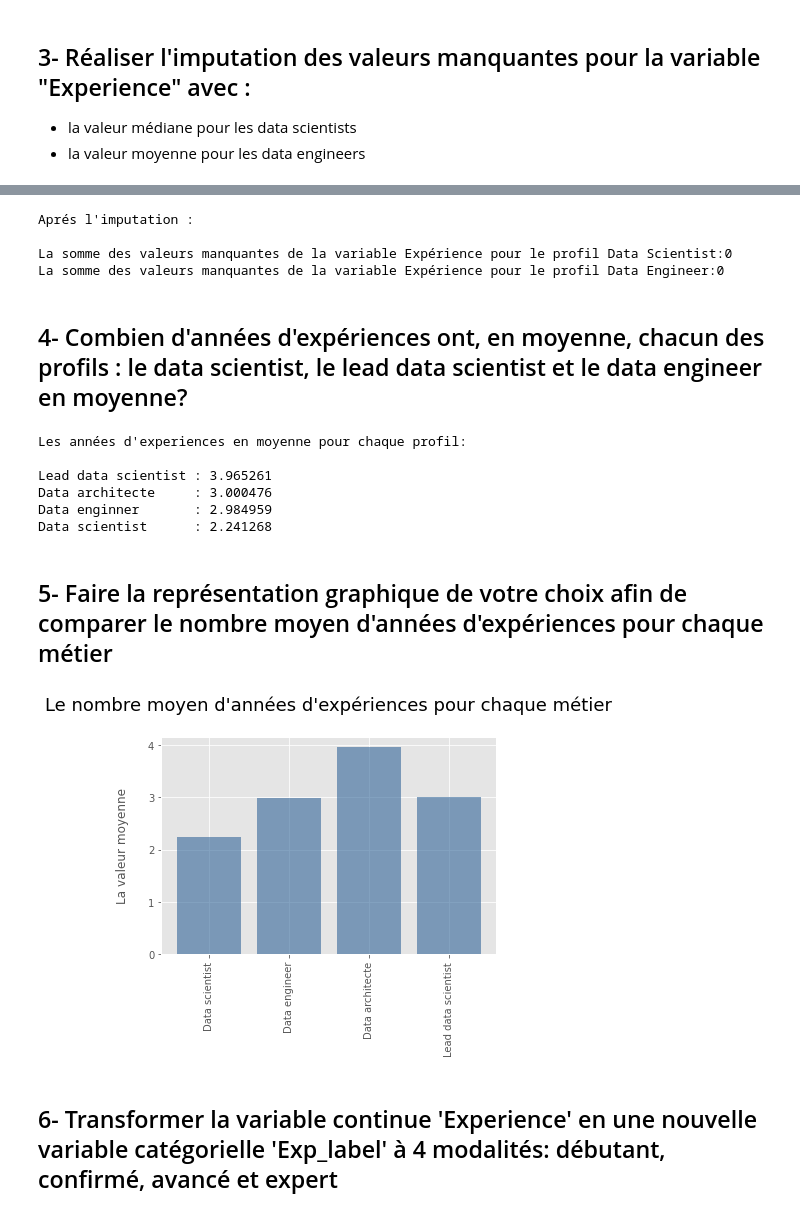
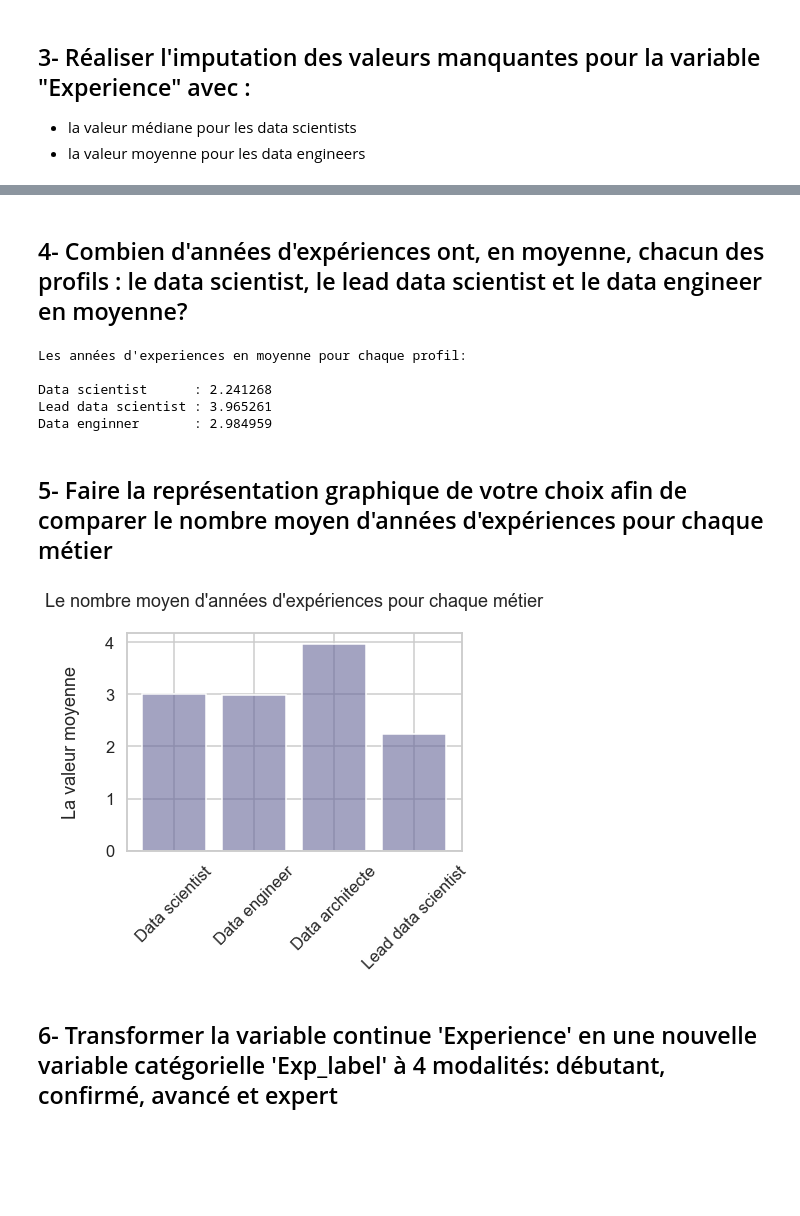
Before and after one commit to Kemadjou-Elodie/Dossier-Test-technique, a Jupyter notebook: Test_Technique_Python.ipynb, the cells around one changed output, grey strips where cells are left out. Saved outputs shown, nothing was run; the diff lists cells and outputs as text; code cells hidden in the pictures; blank space fills up the shorter version.

```diff
--- a/Test_Technique_Python.ipynb
+++ b/Test_Technique_Python.ipynb
@@ -166,66 +205,51 @@ La somme des valeurs manquantes de la variable Expérience pour le profil Data E
-# %%
-# remplire les valeurs manquantes de Data Engineers par la valeur moyenne
-data_de = df['Metier'] == 'Data engineer'
-Mean_DE = df[data_de]['Experience'].dropna().mean()
-df.loc[data_de, 'Experience'] = df.loc[data_de, 'Experience'].fillna(Mean_DE)
-# %%
-# remplire les valeurs manquantes de Data Scientists par la valeur médiane
-data_ds = df['Metier'] == 'Data scientist'
-Median_DS = df[data_ds]['Experience'].dropna().median()
-df.loc[data_ds, 'Experience'] = df.loc[data_ds, 'Experience'].fillna(Median_DS)
-# %%
-print("\nAprés l\'imputation :\n")
-print("La somme des valeurs manquantes de la variable Expérience pour le profil Data Scientist:"+str((df.loc[data_ds,'Experience']).isna().sum()))
-print("La somme des valeurs manquantes de la variable Expérience pour le profil Data Engineer:"+str((df.loc[data_de,'Experience']).isna().sum()))
-# %% [output]
-Aprés l'imputation :
-
-La somme des valeurs manquantes de la variable Expérience pour le profil Data Scientist:0
-La somme des valeurs manquantes de la variable Expérience pour le profil Data Engineer:0
 # %% [markdown]
 ## 4-  Combien d'années d'expériences ont, en moyenne, chacun des profils : le data scientist, le lead data scientist et le data engineer en moyenne?
 # %%
 # remplire les valeurs manquantes de Data Scientist par la valeur moyenne
-Mean_DS = df[data_ds]['Experience'].dropna().mean()
-df.loc[data_ds, 'Experience'] = df.loc[data_ds, 'Experience'].fillna(Mean_DS)
+
+Mean_DS = df[data_DS]['Experience'].dropna().mean()
+df.loc[data_DS, 'Experience'] = df.loc[data_DS, 'Experience'].fillna(Mean_DS)
 
 # remplire les valeurs manquantes de Lead Data Scientist par la valeur moyenne
-data_lds = df['Metier'] == 'Lead data scientist'
-Mean_LDS = df[data_lds]['Experience'].dropna().mean()
-df.loc[data_lds, 'Experience'] = df.loc[data_lds, 'Experience'].fillna(Mean_LDS)
+
+data_LDS = df['Metier'] == 'Lead data scientist'
+Mean_LDS = df[data_LDS]['Experience'].dropna().mean()
+df.loc[data_LDS, 'Experience'] = df.loc[data_LDS, 'Experience'].fillna(Mean_LDS)
 
 # remplire les valeurs manquantes de Data Architecte par la valeur moyenne
-data_da = df['Metier'] == 'Data architecte'
-Mean_DA = df[data_da]['Experience'].dropna().mean()
-df.loc[data_da, 'Experience'] = df.loc[data_da, 'Experience'].fillna(Mean_DA)
+
+data_DA = df['Metier'] == 'Data architecte'
+Mean_DA = df[data_DA]['Experience'].dropna().mean()
+df.loc[data_DA, 'Experience'] = df.loc[data_DA, 'Experience'].fillna(Mean_DA)
 
 #Affichge
 print("Les années d'experiences en moyenne pour chaque profil:\n")
+print("Data scientist      : {0:f} ".format(Mean_DS))
 print("Lead data scientist : {0:f} ".format(Mean_LDS))
-print("Data architecte     : {0:f} ".format(Mean_DA))
 print("Data enginner       : {0:f} ".format(Mean_DE))
-print("Data scientist      : {0:f} ".format(Mean_DS))
+#print("Data architecte     : {0:f} ".format(Mean_DA))
 # %% [output]
 Les années d'experiences en moyenne pour chaque profil:
 
+Data scientist      : 2.241268
 Lead data scientist : 3.965261
-Data architecte     : 3.000476
 Data enginner       : 2.984959
-Data scientist      : 2.241268
 # %% [markdown]
 ## 5- Faire la représentation graphique de votre choix afin de comparer le nombre moyen d'années d'expériences pour chaque métier
 # %%
+# Representation graphique du nombre moyen d'années d'expériences pour chaque métier
+
 plt.figure()
 plt.subplot(111)
 X=df['Metier'].value_counts().keys()
-Y=[Mean_DS,Mean_DE,Mean_LDS,Mean_DA]
-plt.bar(X,Y,color=(0.2, 0.4, 0.6, 0.6))
+Y=[Mean_DA, Mean_DE,Mean_LDS,Mean_DS]
+plt.bar(X,Y,color=(0.4, 0.4, 0.6, 0.6))
 sb.set_context("talk")
-plt.xticks(X,rotation=90)
+plt.xticks(X,rotation=45)
 plt.ylabel("La valeur moyenne\n")
 plt.title("Le nombre moyen d'années d'expériences pour chaque métier\n")
 plt.show()
 # %% [output]
-[figure, old version]
+[figure, new version]
 # %% [markdown]
 ## 6- Transformer la variable continue 'Experience' en une nouvelle variable catégorielle 'Exp_label' à 4 modalités: débutant, confirmé, avancé et expert
```
Also changed, not shown: parts of 44 cells of this notebook.
